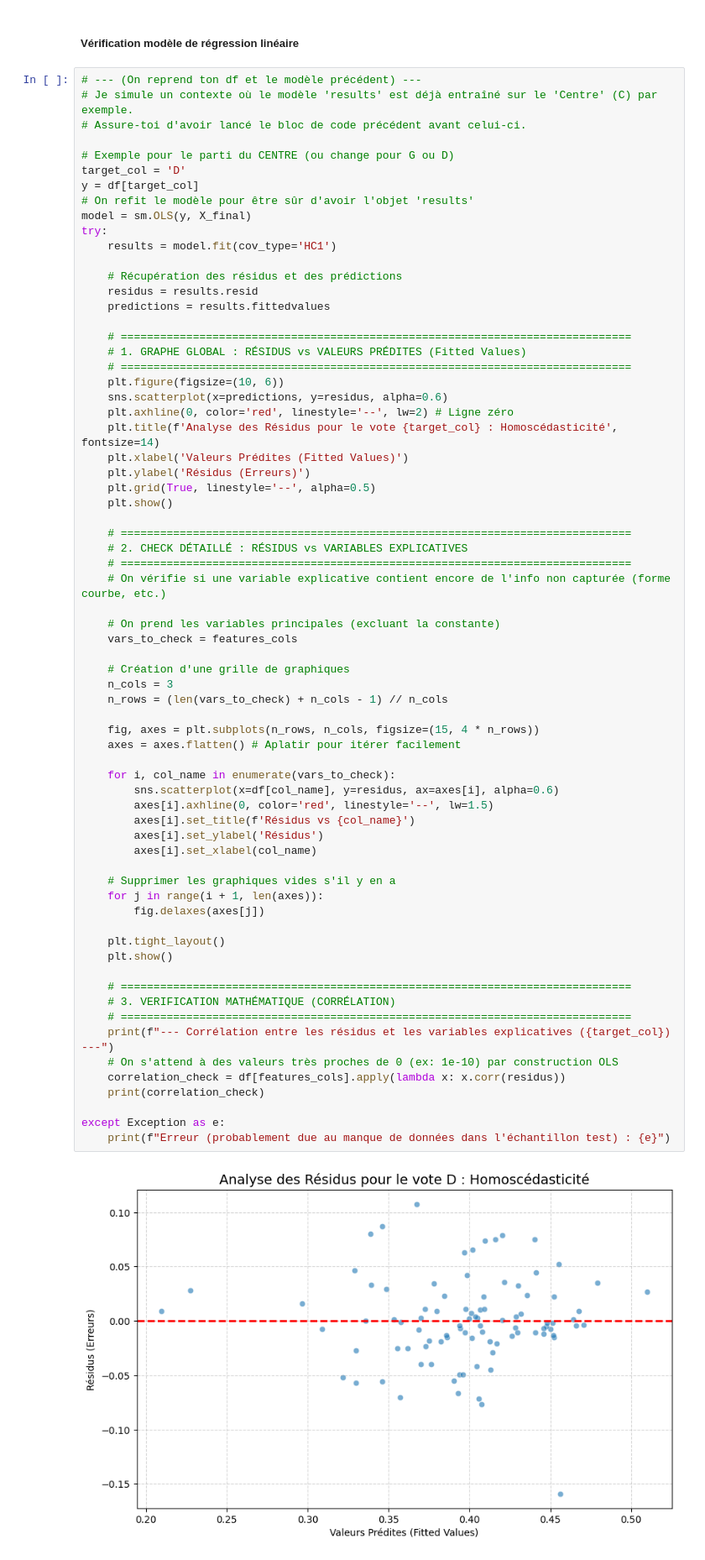
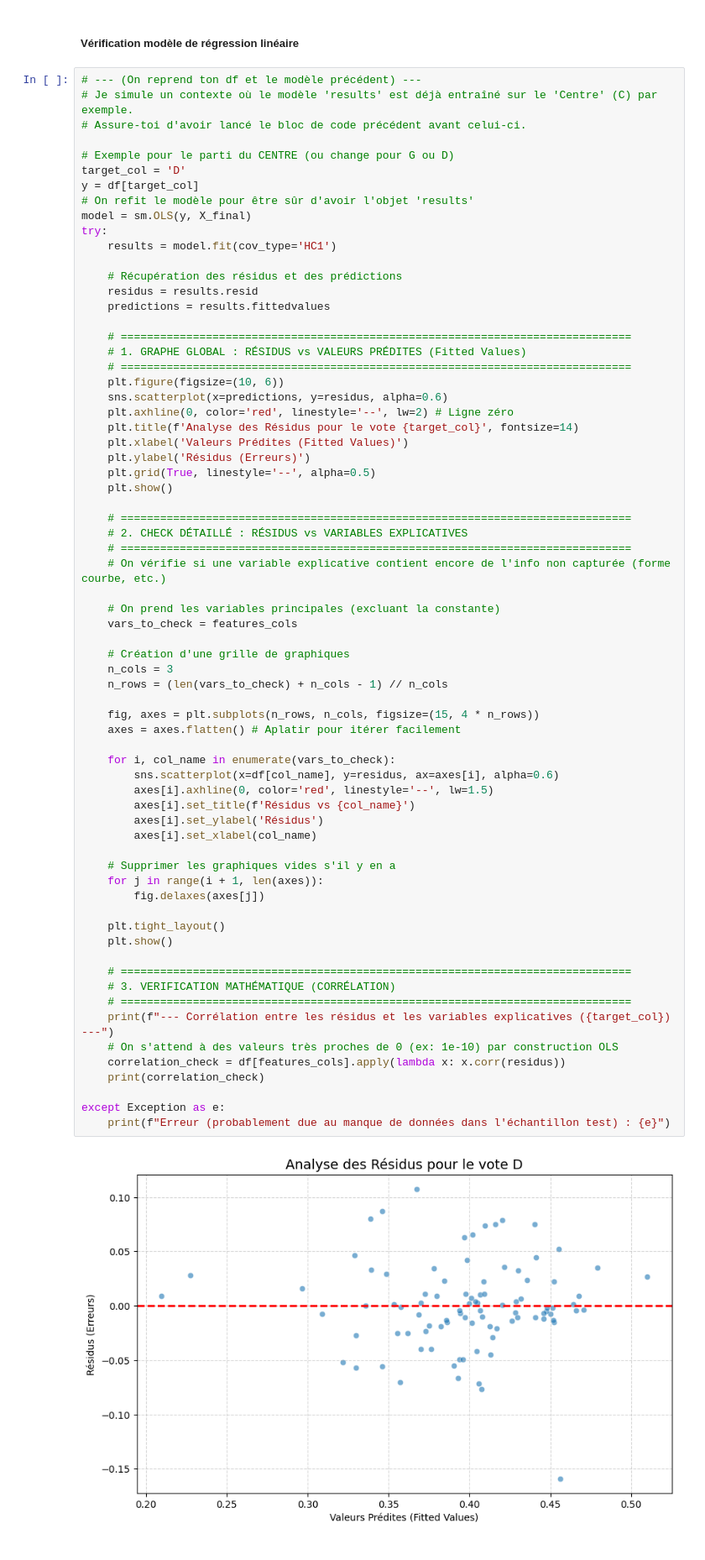
Before and after one commit to zuulaika/Projet-python, a Jupyter notebook: modelistion.ipynb, the cells around one changed output. Shown at 84% size. Cells and saved outputs as stored; diff of their text form.

```diff
--- a/modelistion.ipynb
+++ b/modelistion.ipynb
@@ -122,7 +122,7 @@ try:
     plt.figure(figsize=(10, 6))
     sns.scatterplot(x=predictions, y=residus, alpha=0.6)
     plt.axhline(0, color='red', linestyle='--', lw=2) # Ligne zéro
-    plt.title(f'Analyse des Résidus pour le vote {target_col} : Homoscédasticité', fontsize=14)
+    plt.title(f'Analyse des Résidus pour le vote {target_col}', fontsize=14)
     plt.xlabel('Valeurs Prédites (Fitted Values)')
     plt.ylabel('Résidus (Erreurs)')
     plt.grid(True, linestyle='--', alpha=0.5)
@@ -141,34 +141,34 @@ try:
     n_rows = (len(vars_to_check) + n_cols - 1) // n_cols
 
     fig, axes = plt.subplots(n_rows, n_cols, figsize=(15, 4 * n_rows))
     axes = axes.flatten() # Aplatir pour itérer facilement
 
     for i, col_name in enumerate(vars_to_check):
         sns.scatterplot(x=df[col_name], y=residus, ax=axes[i], alpha=0.6)
         axes[i].axhline(0, color='red', linestyle='--', lw=1.5)
         axes[i].set_title(f'Résidus vs {col_name}')
         axes[i].set_ylabel('Résidus')
         axes[i].set_xlabel(col_name)
 
     # Supprimer les graphiques vides s'il y en a
     for j in range(i + 1, len(axes)):
         fig.delaxes(axes[j])
 
     plt.tight_layout()
     plt.show()
 
     # ==============================================================================
     # 3. VERIFICATION MATHÉMATIQUE (CORRÉLATION)
     # ==============================================================================
     print(f"--- Corrélation entre les résidus et les variables explicatives ({target_col}) ---")
     # On s'attend à des valeurs très proches de 0 (ex: 1e-10) par construction OLS
     correlation_check = df[features_cols].apply(lambda x: x.corr(residus))
     print(correlation_check)
 
 except Exception as e:
     print(f"Erreur (probablement due au manque de données dans l'échantillon test) : {e}")
 # %% [output]
-[figure, old version]
+[figure, new version]
 [figure]
 --- Corrélation entre les résidus et les variables explicatives (D) ---
 D9/D1           -1.690226e-15
```
